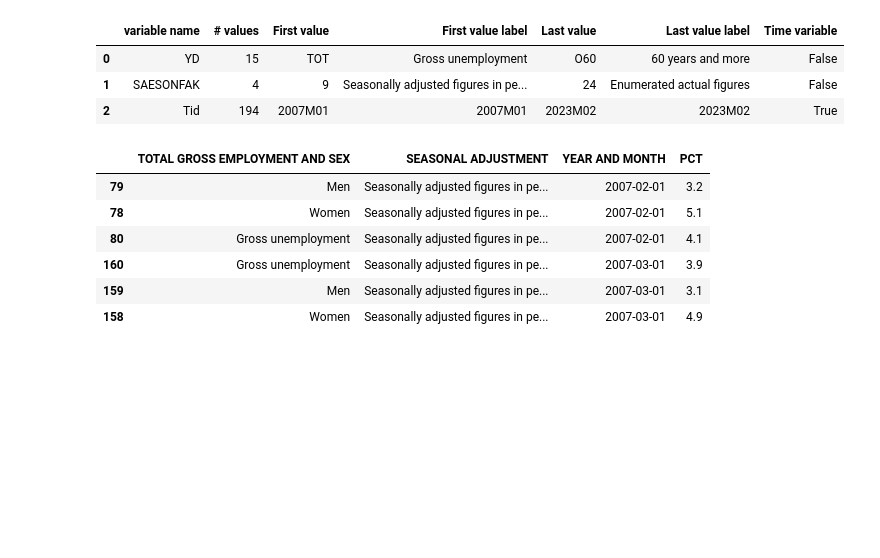
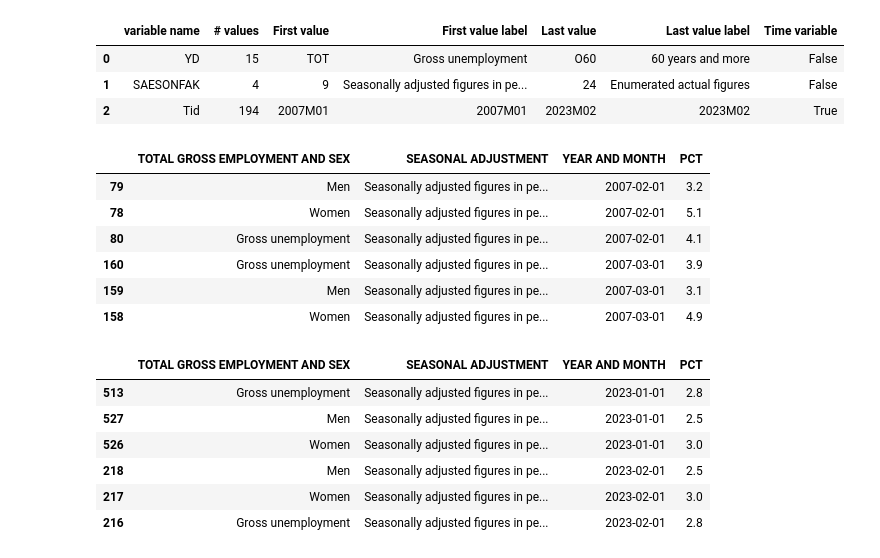
Before and after one commit to NumEconCopenhagen/projects-2023-kscd, a Jupyter notebook: dataproject/dataproject.ipynb, the cells around one changed output. Drawn from its saved outputs; the diff is of its cells as text; code cells hidden in the pictures; blank space fills up the shorter version.

```diff
--- a/dataproject/dataproject.ipynb
+++ b/dataproject/dataproject.ipynb
@@ -41,34 +41,43 @@ par_gross_unemployment = {
 gross_unemployment = gross_unemployment_dst.get_data(params=par_gross_unemployment)
 
 # Sort the DataFrame by date
 gross_unemployment = gross_unemployment.sort_values('TID')
 
 
 # Renaming the columns
 gross_unemployment.rename(columns=
                           {'YD':'TOTAL GROSS EMPLOYMENT AND SEX',
                           'SAESONFAK':'SEASONAL ADJUSTMENT',
                           'TID':'YEAR AND MONTH',
                           'INDHOLD':'PCT'},
                           inplace=True
                           )
 
 # Convert pct. into flots
 gross_unemployment['PCT'] = pd.to_numeric(gross_unemployment['PCT'])
 
 # Converting YEAR AND MONTH column to datetime format
 gross_unemployment['YEAR AND MONTH'] = pd.to_datetime(gross_unemployment['YEAR AND MONTH'], format='%YM%m')
 
-# Displaying the first 5 rows of our fetched data from AUS07
+# Displaying the first 6 rows of our fetched data from AUS07. We also an option to print out the last 6 rows of data
 gross_unemployment.head(6)
+
+display(gross_unemployment.head(6), gross_unemployment.tail(6))
 # %% [output]
 |  | TOTAL GROSS EMPLOYMENT AND SEX | SEASONAL ADJUSTMENT | YEAR AND MONTH | PCT |
 | 79 | Men | Seasonally adjusted figures in pe... | 2007-02-01 | 3.2 |
 | 78 | Women | Seasonally adjusted figures in pe... | 2007-02-01 | 5.1 |
 | 80 | Gross unemployment | Seasonally adjusted figures in pe... | 2007-02-01 | 4.1 |
 | 160 | Gross unemployment | Seasonally adjusted figures in pe... | 2007-03-01 | 3.9 |
 | 159 | Men | Seasonally adjusted figures in pe... | 2007-03-01 | 3.1 |
 | 158 | Women | Seasonally adjusted figures in pe... | 2007-03-01 | 4.9 |
+|  | TOTAL GROSS EMPLOYMENT AND SEX | SEASONAL ADJUSTMENT | YEAR AND MONTH | PCT |
+| 513 | Gross unemployment | Seasonally adjusted figures in pe... | 2023-01-01 | 2.8 |
+| 527 | Men | Seasonally adjusted figures in pe... | 2023-01-01 | 2.5 |
+| 526 | Women | Seasonally adjusted figures in pe... | 2023-01-01 | 3.0 |
+| 218 | Men | Seasonally adjusted figures in pe... | 2023-02-01 | 2.5 |
+| 217 | Women | Seasonally adjusted figures in pe... | 2023-02-01 | 3.0 |
+| 216 | Gross unemployment | Seasonally adjusted figures in pe... | 2023-02-01 | 2.8 |
 # %%
 # Set the figure size
 plt.figure(figsize=(10,6))
```
Also changed, not shown: parts of 1 cell of this notebook.
